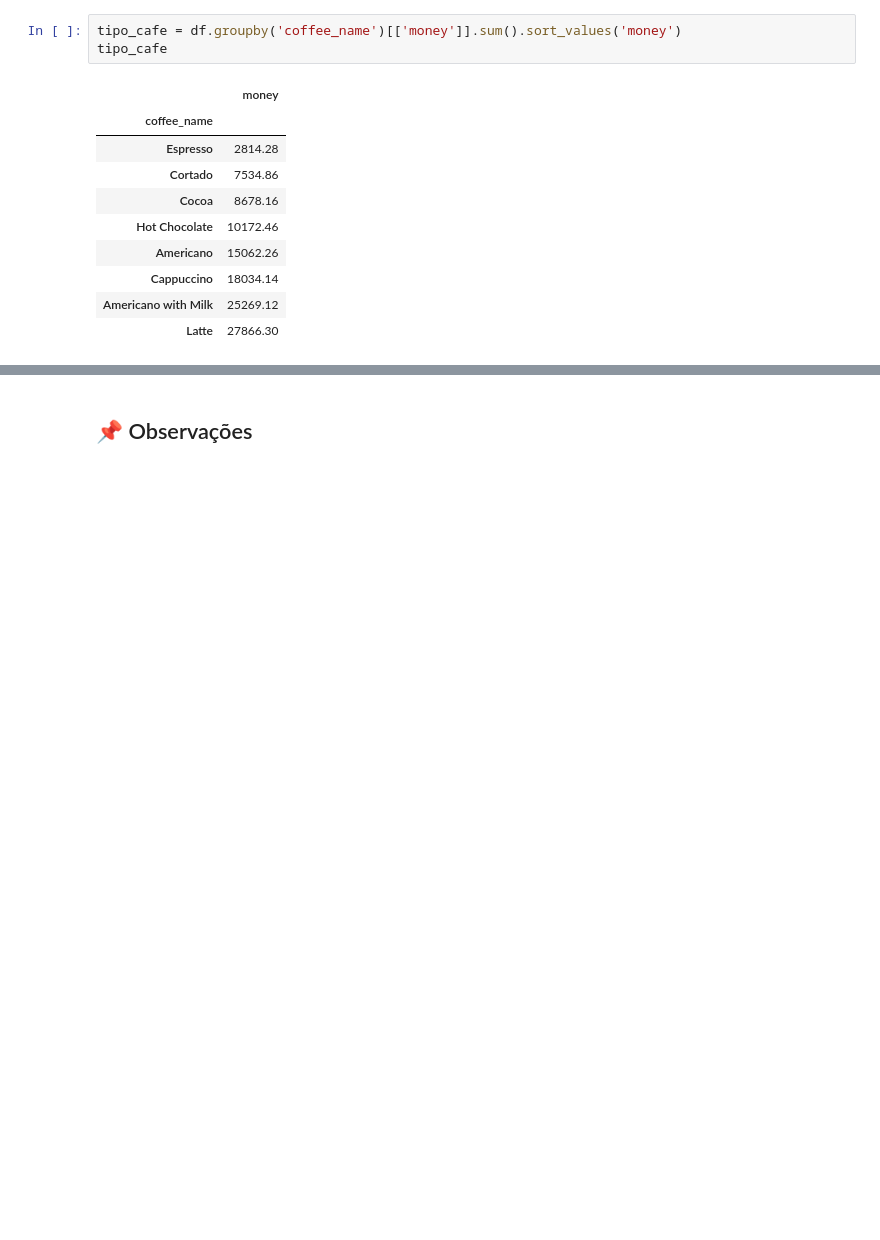
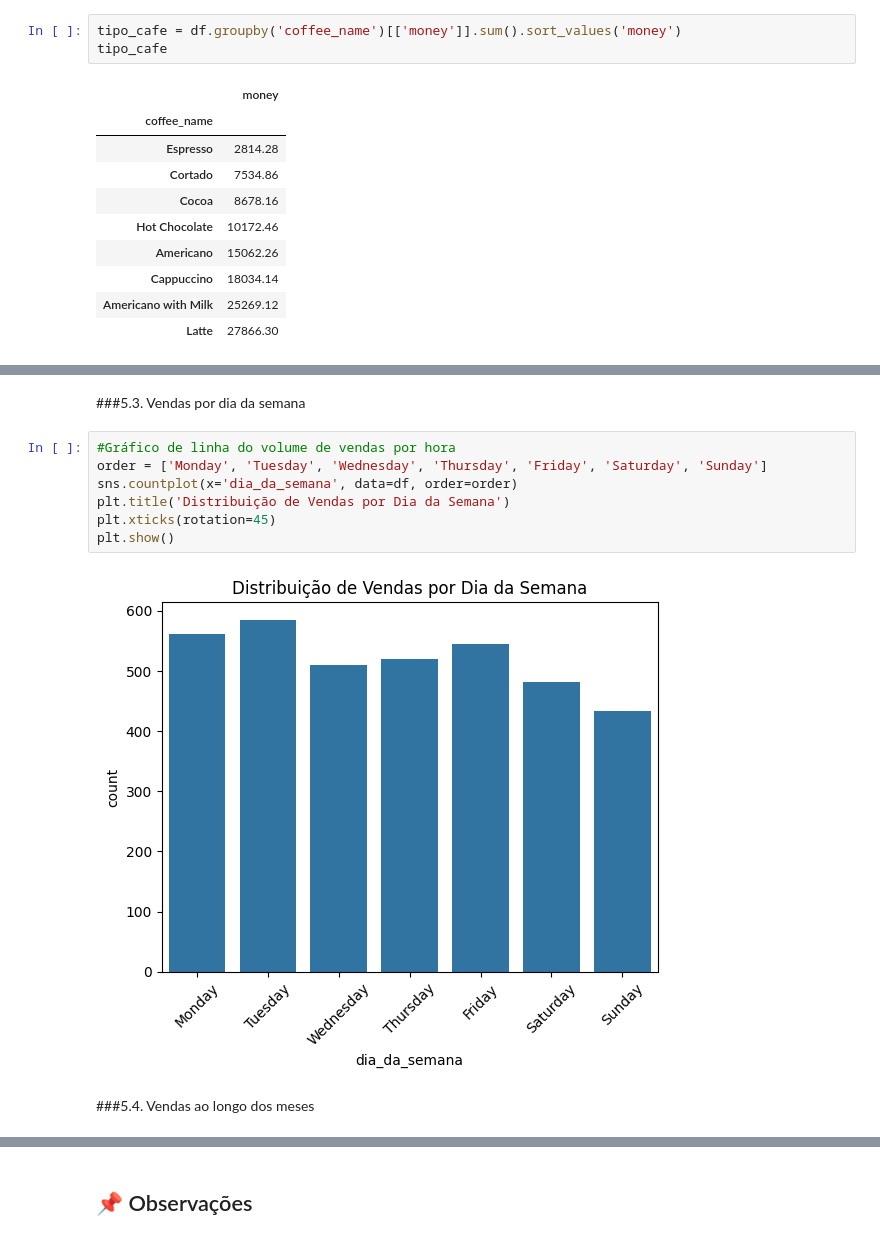
Before and after one commit to Leonardo-Ikeda/coffee-sales-analysis, a Jupyter notebook: coffee_sales_analysis.ipynb, the cells around one changed output, grey strips where cells are left out. Drawn from its saved outputs; the diff is of its cells as text; blank space fills up the shorter version.

```diff
--- a/coffee_sales_analysis.ipynb
+++ b/coffee_sales_analysis.ipynb
@@ -131,0 +140,13 @@ tipo_pagamento.plot(kind='bar', figsize=(10,6));
+# %% [markdown]
+###5.3. Vendas por dia da semana
+# %%
+#Gráfico de linha do volume de vendas por hora
+order = ['Monday', 'Tuesday', 'Wednesday', 'Thursday', 'Friday', 'Saturday', 'Sunday']
+sns.countplot(x='dia_da_semana', data=df, order=order)
+plt.title('Distribuição de Vendas por Dia da Semana')
+plt.xticks(rotation=45)
+plt.show()
+# %% [output]
+[figure, added]
+# %% [markdown]
+###5.4. Vendas ao longo dos meses
```
Also changed, not shown: parts of 20 cells of this notebook.
